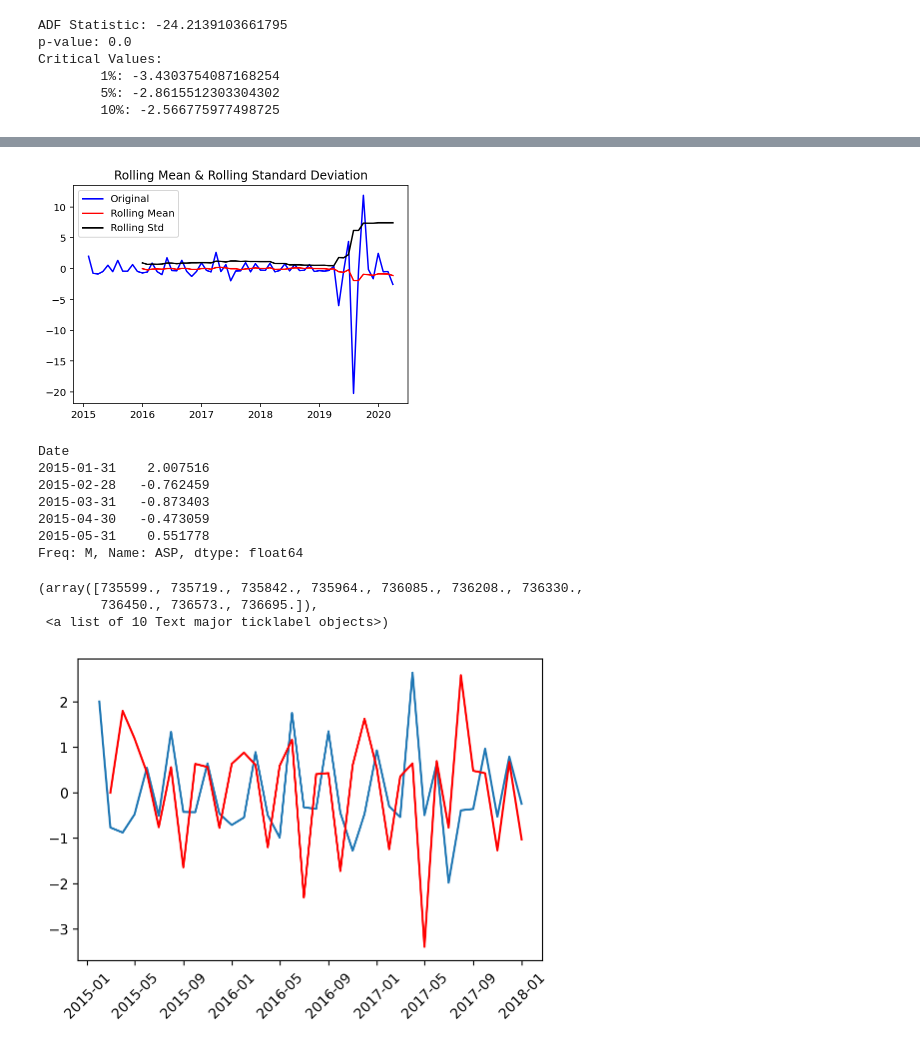
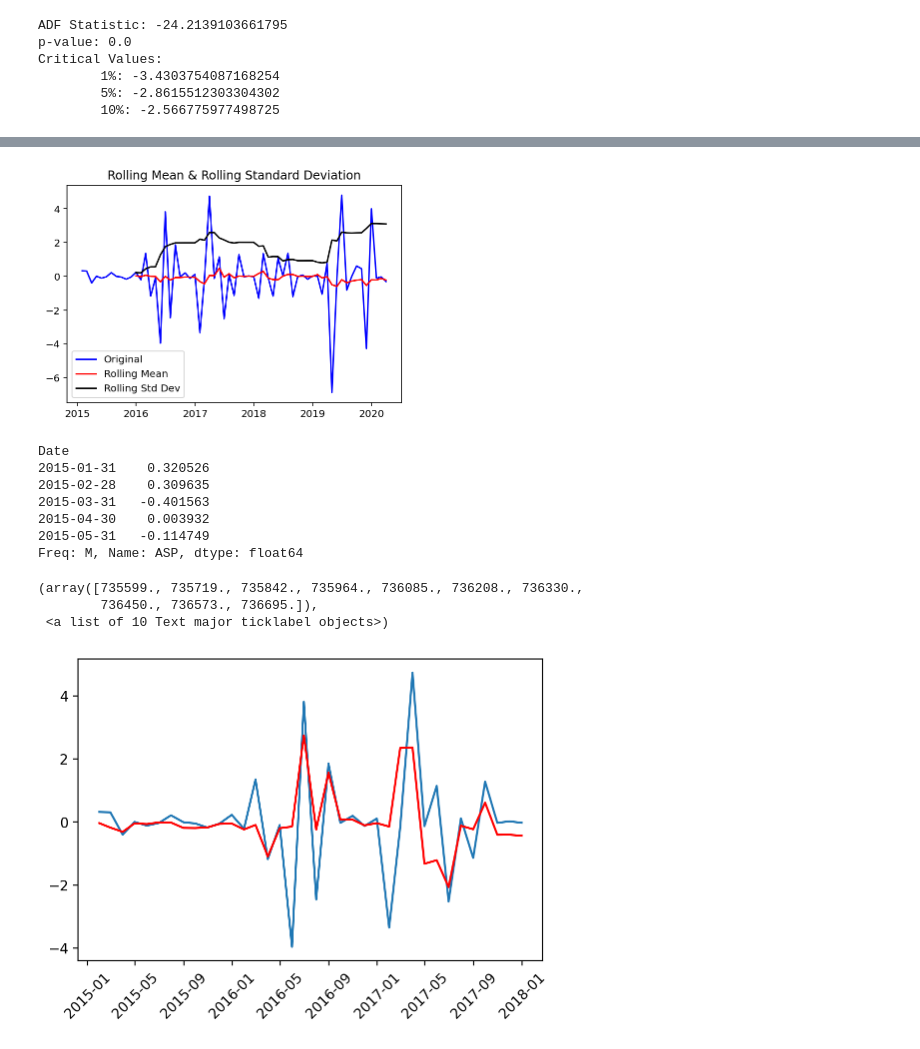
Before and after one commit to skinnms/group_2_final_project, a Jupyter notebook: Strand ARIMA.ipynb, the cells around one changed output, grey strips where cells are left out. Drawn from its saved outputs; the diff is of its cells as text; code cells hidden in the pictures.

```diff
--- a/Strand ARIMA.ipynb
+++ b/Strand ARIMA.ipynb
@@ -71,8 +67,8 @@ Critical Values:
         5%: -2.8615512303304302
         10%: -2.566775977498725
 # %%
-# take the difference from previous time period
-df_stationary = df_dv.diff().dropna()
+# take the difference from previous time period (added .diff x2 after inital dickey/fuller test was lower than expected)
+df_stationary = df_dv.diff().diff().dropna()
 df_stationary.head()
 # %% [output]
 |  | ASP |
@@ -102,52 +99,45 @@ df_m = df_stationary['ASP'].resample('M').mean()
 # %%
+# take the rolling mean and std deviation and compare to stationary data for final check
 rolling_mean = df_m.rolling(window = 12).mean()
 rolling_std = df_m.rolling(window = 12).std()
 plt.plot(df_m, color = 'blue', label = 'Original')
 plt.plot(rolling_mean, color = 'red', label = 'Rolling Mean')
-plt.plot(rolling_std, color = 'black', label = 'Rolling Std')
+plt.plot(rolling_std, color = 'black', label = 'Rolling Std Dev')
 plt.legend(loc = 'best')
 plt.title('Rolling Mean & Rolling Standard Deviation')
 plt.show()
 # %% [output]
-[figure, old version]
+[figure, new version]
 # %%
 # Train data - all data up to the end of 2017
 df_train = df_m.loc[:'2017']
 
-# Test data - from 2018
-df_test_18 = df_m.loc['2018':'2018']
+# Test data - 2018 + 2019
+df_test = df_m.loc['2018':'2020-03-31']
 # df_test_18.head()
 
-# Forecast/Compare/Retrain (all data from 2019)
-df_test_19 = df_m.loc['2019':"2019"]
-# df_test_19.head()
-
-# Forecast/Compare Q1/ Forecast Q2-Q3 all data from 2020 to present
-df_test_20 = df_m.loc['2020':]
-# df_test_20.head()
-
 df_train.head()
 # %% [output]
 Date
-2015-01-31    2.007516
-2015-02-28   -0.762459
-2015-03-31   -0.873403
-2015-04-30   -0.473059
-2015-05-31    0.551778
+2015-01-31    0.320526
+2015-02-28    0.309635
+2015-03-31   -0.401563
+2015-04-30    0.003932
+2015-05-31   -0.114749
 Freq: M, Name: ASP, dtype: float64
 # %%
 decomposition = seasonal_decompose(df_train)
-model = ARIMA(df_train, order=(1,1,1))
+model = ARIMA(df_train, order=(1,0,1))
 results = model.fit(disp=-1)
 plt.figure(figsize=(6, 4), dpi=100)
-plt.plot(df_train)
+plt.plot(df_m.loc[:'2017'])
 plt.plot(results.fittedvalues, color='red')
 plt.xticks(rotation=45)
 # %% [output]
 (array([735599., 735719., 735842., 735964., 736085., 736208., 736330.,
         736450., 736573., 736695.]),
  <a list of 10 Text major ticklabel objects>)
-[figure, old version]
+[figure, new version]
 # %%
 predictions_ARIMA_diff = pd.Series(results.fittedvalues, copy=True)
 predictions_ARIMA_diff_cumsum = predictions_ARIMA_diff.cumsum()
```
Also changed, not shown: parts of 17 cells of this notebook.
